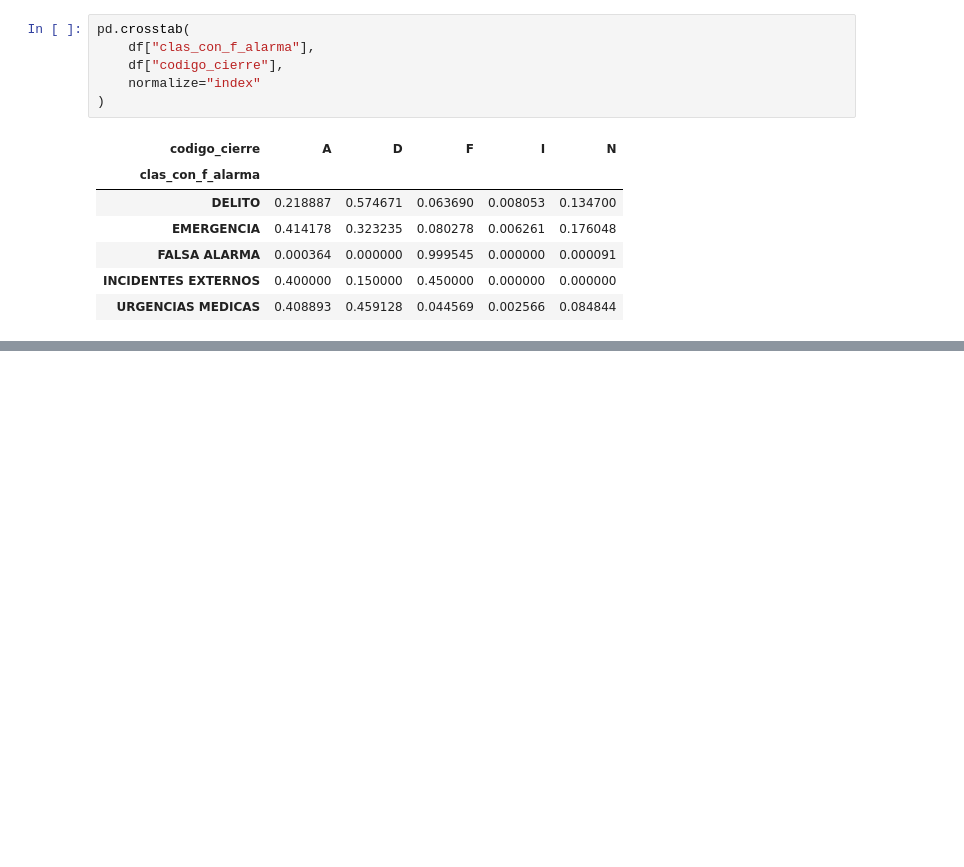
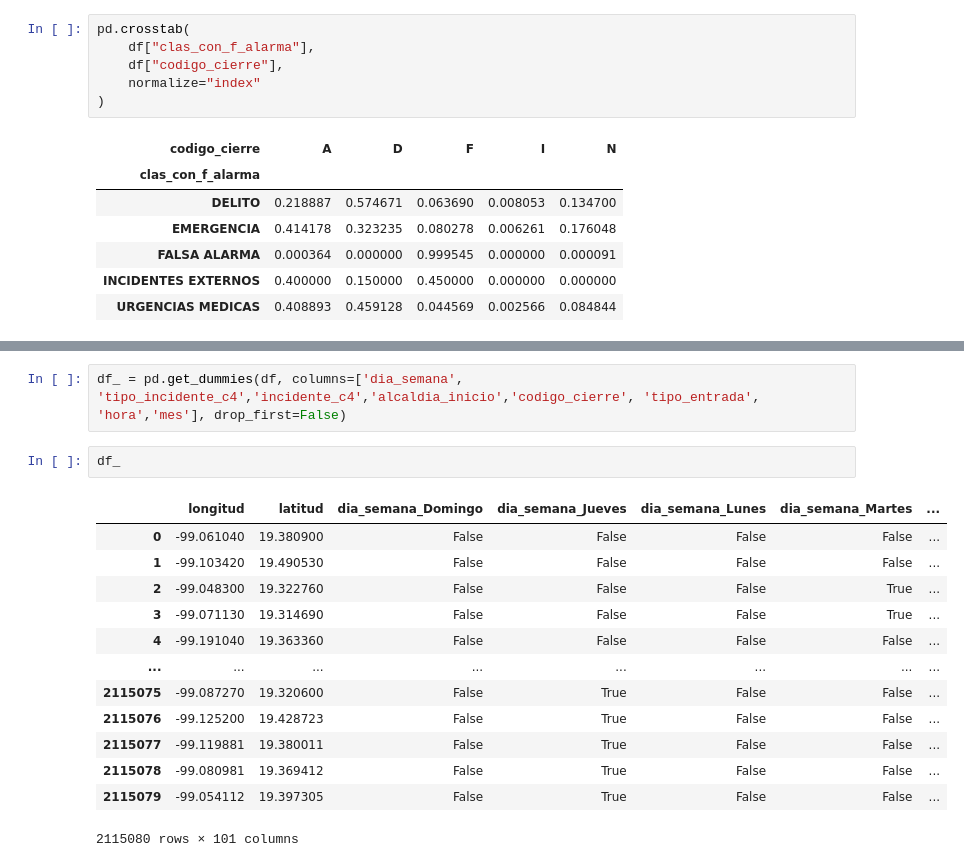
Before and after one commit to PabloDuranL/Aplicaciones, a Jupyter notebook: Incidentes_viales_CMDX_C5.ipynb, the cells around one changed output, grey strips where cells are left out. Saved outputs shown, nothing was run; the diff lists cells and outputs as text; blank space fills up the shorter version.

```diff
--- a/Incidentes_viales_CMDX_C5.ipynb
+++ b/Incidentes_viales_CMDX_C5.ipynb
@@ -211,0 +255,18 @@ array(['EMERGENCIA', 'URGENCIAS MEDICAS', 'FALSA ALARMA', 'DELITO',
+# %%
+df_ = pd.get_dummies(df, columns=['dia_semana', 'tipo_incidente_c4','incidente_c4','alcaldia_inicio','codigo_cierre', 'tipo_entrada', 'hora','mes'], drop_first=False)
+# %%
+df_
+# %% [output]
+|  | longitud | latitud | dia_semana_Domingo | dia_semana_Jueves | dia_semana_Lunes | dia_semana_Martes | ... |
+| 0 | -99.061040 | 19.380900 | False | False | False | False | ... |
+| 1 | -99.103420 | 19.490530 | False | False | False | False | ... |
+| 2 | -99.048300 | 19.322760 | False | False | False | True | ... |
+| 3 | -99.071130 | 19.314690 | False | False | False | True | ... |
+| 4 | -99.191040 | 19.363360 | False | False | False | False | ... |
+| ... | ... | ... | ... | ... | ... | ... | ... |
+| 2115075 | -99.087270 | 19.320600 | False | True | False | False | ... |
+| 2115076 | -99.125200 | 19.428723 | False | True | False | False | ... |
+| 2115077 | -99.119881 | 19.380011 | False | True | False | False | ... |
+| 2115078 | -99.080981 | 19.369412 | False | True | False | False | ... |
+| 2115079 | -99.054112 | 19.397305 | False | True | False | False | ... |
+2115080 rows × 101 columns
```
Also changed, not shown: parts of 7 cells of this notebook.
